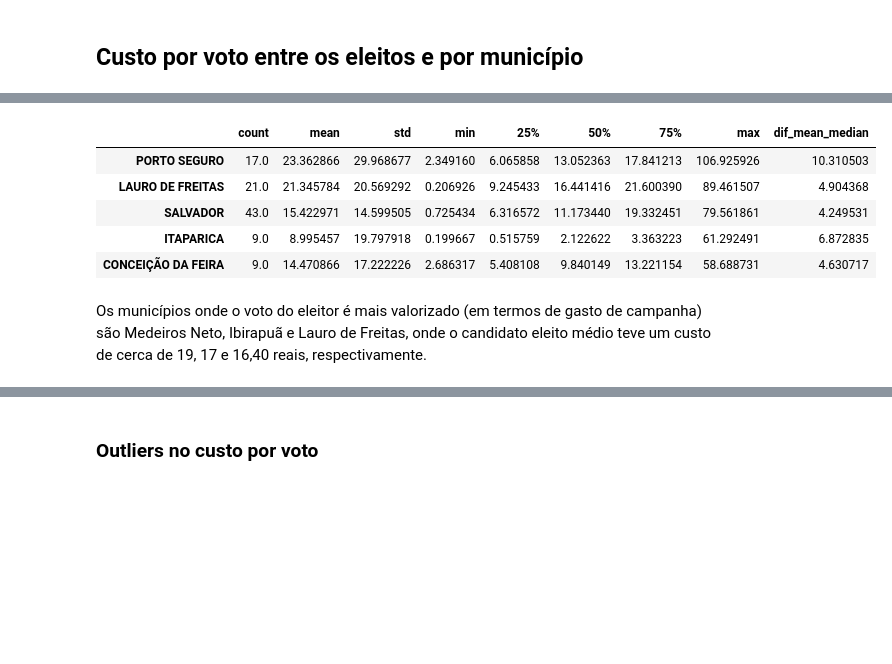
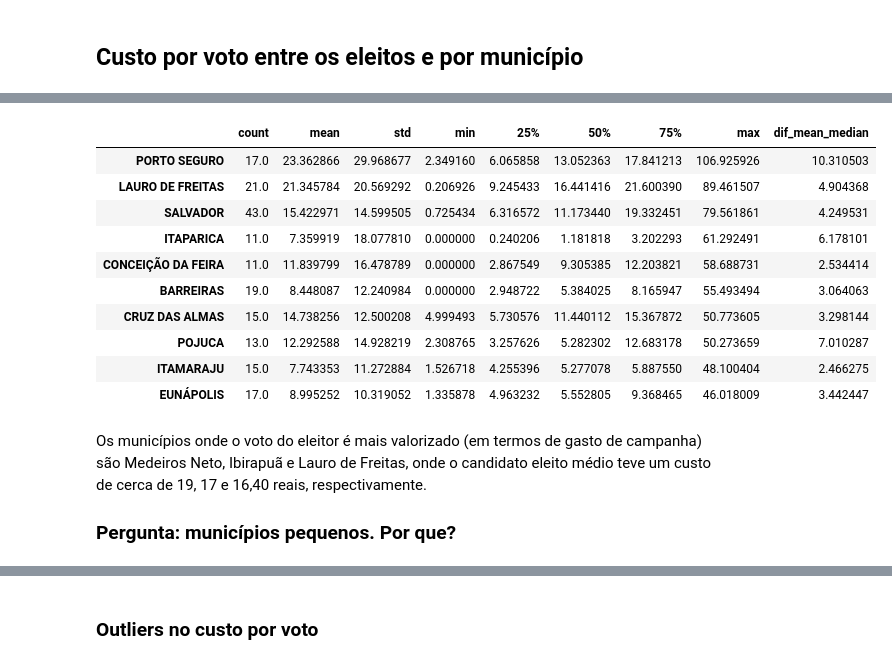
Before and after one commit to dadoscope/eleicoes_2020, a Jupyter notebook: 2020-12-11_analise_vereadores.ipynb, the cells around one changed output, grey strips where cells are left out. Saved outputs shown, nothing was run; the diff lists cells and outputs as text; code cells hidden in the pictures; blank space fills up the shorter version.

```diff
--- a/2020-12-11_analise_vereadores.ipynb
+++ b/2020-12-11_analise_vereadores.ipynb
@@ -196,3 +250,3 @@ earnings["VR_RECEITA"] = earnings["VR_RECEITA"].apply(currency_to_float)
 # %%
 # TODO: Change pd.Series.mode to biggest money source
-earnings = earnings.groupby("SQ_CANDIDATO").agg({"VR_RECEITA": sum, "DS_RECEITA": pd.Series.mode})
+earnings_resume = earnings_resume.groupby("SQ_CANDIDATO").agg({"VR_RECEITA": sum, "DS_RECEITA": pd.Series.mode})
@@ -222,0 +253,5 @@ memory usage: 3.7+ MB
+# %%
+results = results.merge(earnings_resume, on="SQ_CANDIDATO", how="left")
+results["VR_RECEITA"] = results["VR_RECEITA"].fillna(0)
+results["DS_RECEITA"] = results["DS_RECEITA"].fillna("SEM RECEITA")
+results.info()
@@ -300,4 +362,4 @@ Campanhas a Prefeito não gastaram R$ 6.645.658 do total arrecadado; 22.37% do t
 # %%
-aldermen = aldermen[aldermen["DS_CARGO"] == "Vereador"]
+aldermen = results[results["DS_CARGO"] == "Vereador"]
 aldermen = aldermen.drop("DS_CARGO", axis=1)
 # %%
@@ -766,0 +930,4 @@ ue_vote_cost.head()
+# %%
+# Mean
+ue_vote_cost.sort_values("mean", ascending=False, inplace=True)
+ue_vote_cost.head(10)
@@ -767,15 +946,23 @@ ue_vote_cost.head()
 # %%
+# Max
 ue_vote_cost.sort_values("max", ascending=False, inplace=True)
-ue_vote_cost.head()
+ue_vote_cost.head(10)
 # %% [output]
 |  | count | mean | std | min | 25% | 50% | 75% | max | dif_mean_median |
 | PORTO SEGURO | 17.0 | 23.362866 | 29.968677 | 2.349160 | 6.065858 | 13.052363 | 17.841213 | 106.925926 | 10.310503 |
 | LAURO DE FREITAS | 21.0 | 21.345784 | 20.569292 | 0.206926 | 9.245433 | 16.441416 | 21.600390 | 89.461507 | 4.904368 |
 | SALVADOR | 43.0 | 15.422971 | 14.599505 | 0.725434 | 6.316572 | 11.173440 | 19.332451 | 79.561861 | 4.249531 |
-| ITAPARICA | 9.0 | 8.995457 | 19.797918 | 0.199667 | 0.515759 | 2.122622 | 3.363223 | 61.292491 | 6.872835 |
-| CONCEIÇÃO DA FEIRA | 9.0 | 14.470866 | 17.222226 | 2.686317 | 5.408108 | 9.840149 | 13.221154 | 58.688731 | 4.630717 |
+| ITAPARICA | 11.0 | 7.359919 | 18.077810 | 0.000000 | 0.240206 | 1.181818 | 3.202293 | 61.292491 | 6.178101 |
+| CONCEIÇÃO DA FEIRA | 11.0 | 11.839799 | 16.478789 | 0.000000 | 2.867549 | 9.305385 | 12.203821 | 58.688731 | 2.534414 |
+| BARREIRAS | 19.0 | 8.448087 | 12.240984 | 0.000000 | 2.948722 | 5.384025 | 8.165947 | 55.493494 | 3.064063 |
+| CRUZ DAS ALMAS | 15.0 | 14.738256 | 12.500208 | 4.999493 | 5.730576 | 11.440112 | 15.367872 | 50.773605 | 3.298144 |
+| POJUCA | 13.0 | 12.292588 | 14.928219 | 2.308765 | 3.257626 | 5.282302 | 12.683178 | 50.273659 | 7.010287 |
+| ITAMARAJU | 15.0 | 7.743353 | 11.272884 | 1.526718 | 4.255396 | 5.277078 | 5.887550 | 48.100404 | 2.466275 |
+| EUNÁPOLIS | 17.0 | 8.995252 | 10.319052 | 1.335878 | 4.963232 | 5.552805 | 9.368465 | 46.018009 | 3.442447 |
 # %% [markdown]
 Os municípios onde o voto do eleitor é mais valorizado (em termos de gasto de campanha) são Medeiros Neto, Ibirapuã e Lauro de Freitas, onde o candidato eleito médio teve um custo de cerca de 19, 17 e 16,40 reais, respectivamente.
+
+### Pergunta: municípios pequenos. Por que?
 # %%
 import geopandas as gpd
 
```
Also changed, not shown: parts of 87 cells of this notebook, 2 other files.
